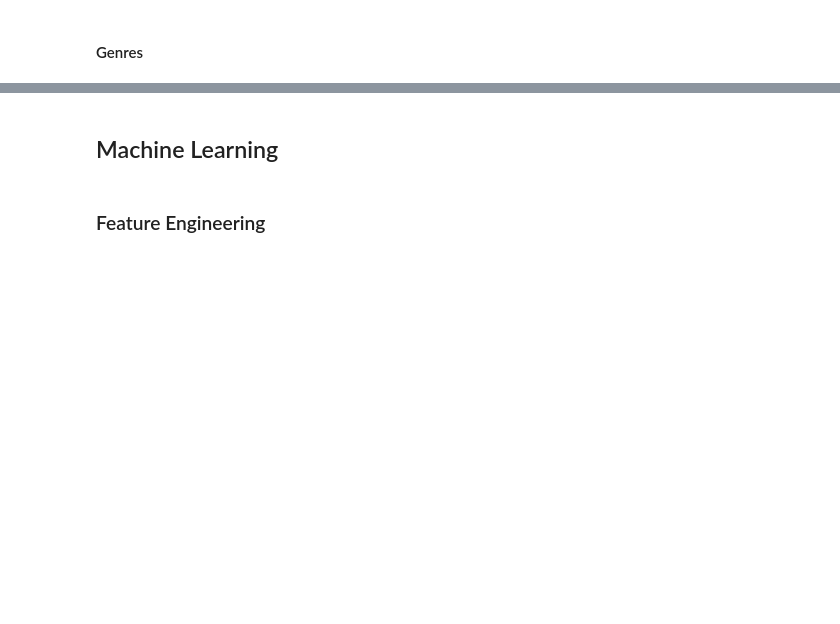
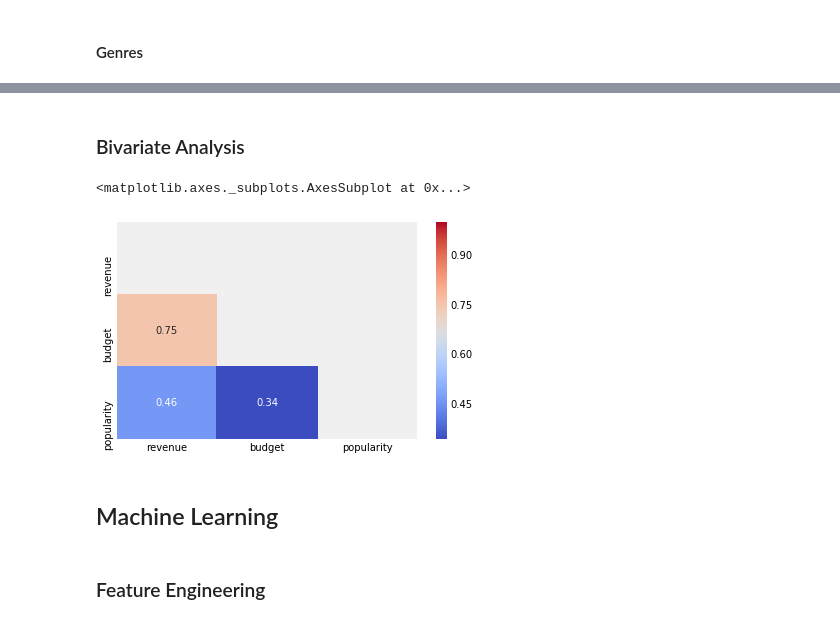
Before and after one commit to praxitelisk/TMDB-Box-Office-Prediction, a Jupyter notebook: TMDB Box Office Prediction EDA + ML.ipynb, the cells around one changed output, grey strips where cells are left out. Cells and saved outputs as stored; diff of their text form; code cells hidden in the pictures; blank space fills up the shorter version.

```diff
--- a/TMDB Box Office Prediction EDA + ML.ipynb
+++ b/TMDB Box Office Prediction EDA + ML.ipynb
@@ -176,3 +210,22 @@ production_companies_df.head(20).plot.bar()
+# %% [markdown]
+### Bivariate Analysis
+# %%
+#sns.set(rc={'figure.figsize':(20,28)})
+
+# Compute the correlation matrix
+corr = train_df[["revenue", "budget", "popularity"]].corr()
+
+# Generate a mask for the upper triangle
+mask = np.zeros_like(corr, dtype=np.bool)
+mask[np.triu_indices_from(mask)] = True
+
+sns.heatmap(corr, mask=mask,
+            annot=True,
+            #fmt=".2f",
+            cmap='coolwarm')
+# %% [output]
+<matplotlib.axes._subplots.AxesSubplot at 0x...>
+[figure, added]
 # %% [markdown]
 ## Machine Learning
 # %% [markdown]
```
Also changed, not shown: parts of 14 cells of this notebook.
